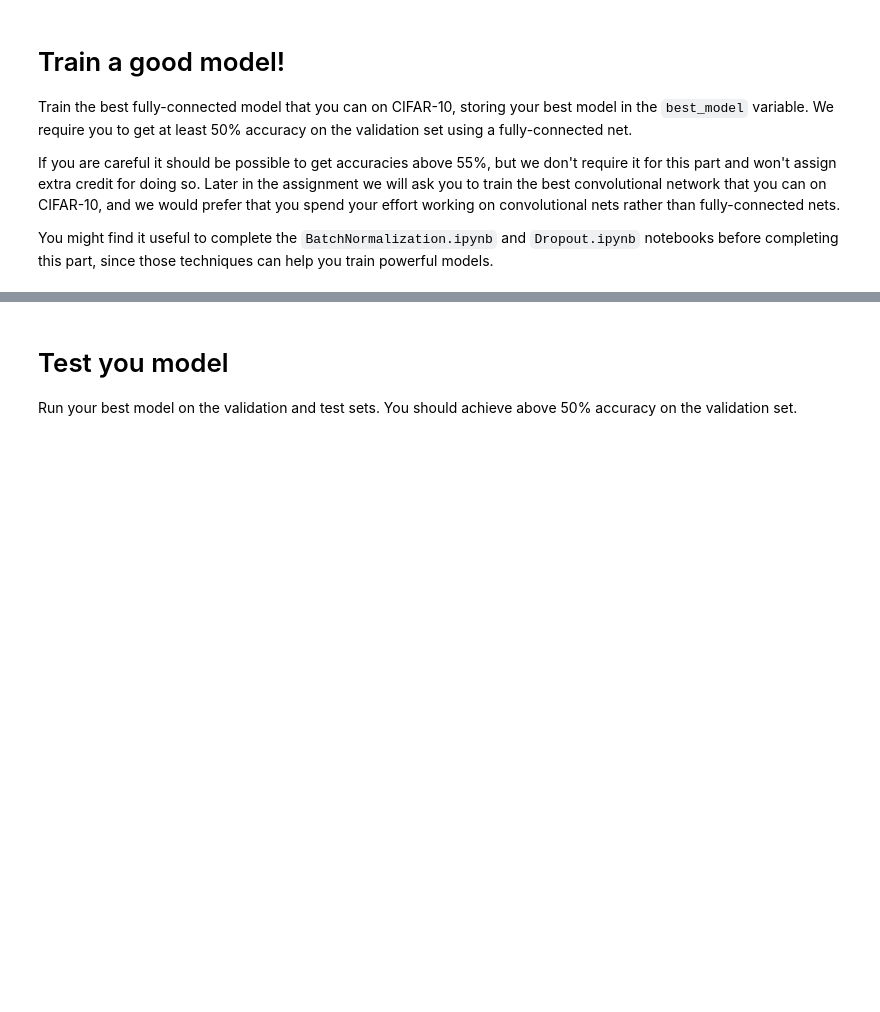
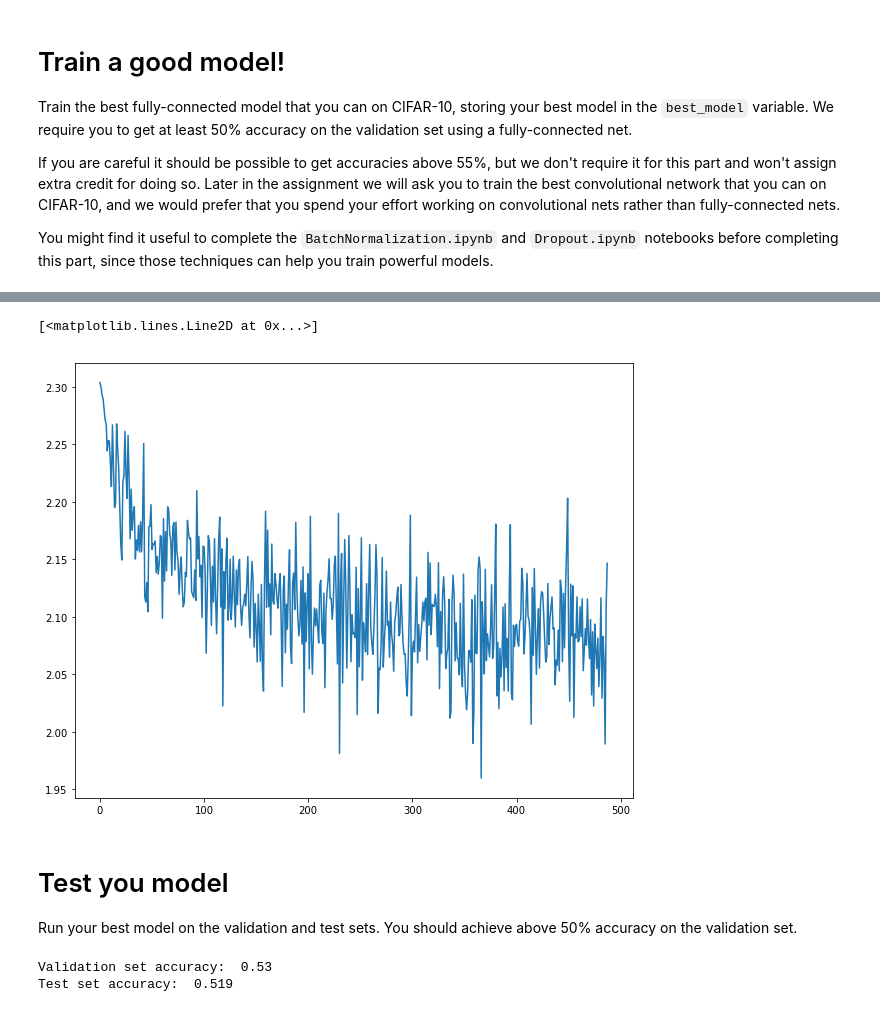
Before and after one commit to shakhrayv/cs231n-Solutions, a Jupyter notebook: assignment2/FullyConnectedNets.ipynb, the cells around one changed output, grey strips where cells are left out. Drawn from its saved outputs; the diff is of its cells as text; code cells hidden in the pictures; blank space fills up the shorter version.

```diff
--- a/assignment2/FullyConnectedNets.ipynb
+++ b/assignment2/FullyConnectedNets.ipynb
@@ -773,12 +773,34 @@ If you are careful it should be possible to get accuracies above 55%, but we don
 You might find it useful to complete the `BatchNormalization.ipynb` and `Dropout.ipynb` notebooks before completing this part, since those techniques can help you train powerful models.
 # %%
 best_model = None
+best_accuracy = 0.0
 ################################################################################
 # TODO: Train the best FullyConnectedNet that you can on CIFAR-10. You might   #
 # batch normalization and dropout useful. Store your best model in the         #
 # best_model variable.                                                         #
 ################################################################################
-pass
+weight_scales = [1e-2]
+learning_rates = [5e-4]
+regs = [1e-5]
+for ws in weight_scales:
+    for lr in learning_rates:
+        for reg in regs:
+            model = FullyConnectedNet([200, 60],
+                          weight_scale=ws, dtype=np.float64, use_batchnorm=True, reg=reg)
+            solver = Solver(model, data,
+                            print_every=100, num_epochs=4, batch_size=400,
+                            update_rule='adam',
+                            optim_config={
+                              'learning_rate': lr,
+                            }
+                     )
+            solver.train()
+            acc = solver.check_accuracy(data['X_val'], data['y_val'])
+            if acc > best_accuracy:
+                best_accuracy = acc
+                best_model = model
+            print('=====================================================')
+            print((ws, lr, reg), '=', acc)
 ################################################################################
 #                              END OF YOUR CODE                                #
 ################################################################################
@@ -785,3 +820,8 @@ pass
+# %%
+plt.plot(solver.loss_history)
+# %% [output]
+[<matplotlib.lines.Line2D at 0x...>]
+[figure, added]
 # %% [markdown]
 # Test you model
 Run your best model on the validation and test sets. You should achieve above 50% accuracy on the validation set.
@@ -790,3 +830,6 @@ y_test_pred = np.argmax(best_model.loss(data['X_test']), axis=1)
 y_val_pred = np.argmax(best_model.loss(data['X_val']), axis=1)
 print('Validation set accuracy: ', (y_val_pred == data['y_val']).mean())
 print('Test set accuracy: ', (y_test_pred == data['y_test']).mean())
+# %% [output]
+Validation set accuracy:  0.53
+Test set accuracy:  0.519
```
Also changed, not shown: parts of 4 cells of this notebook, 2 other files.
